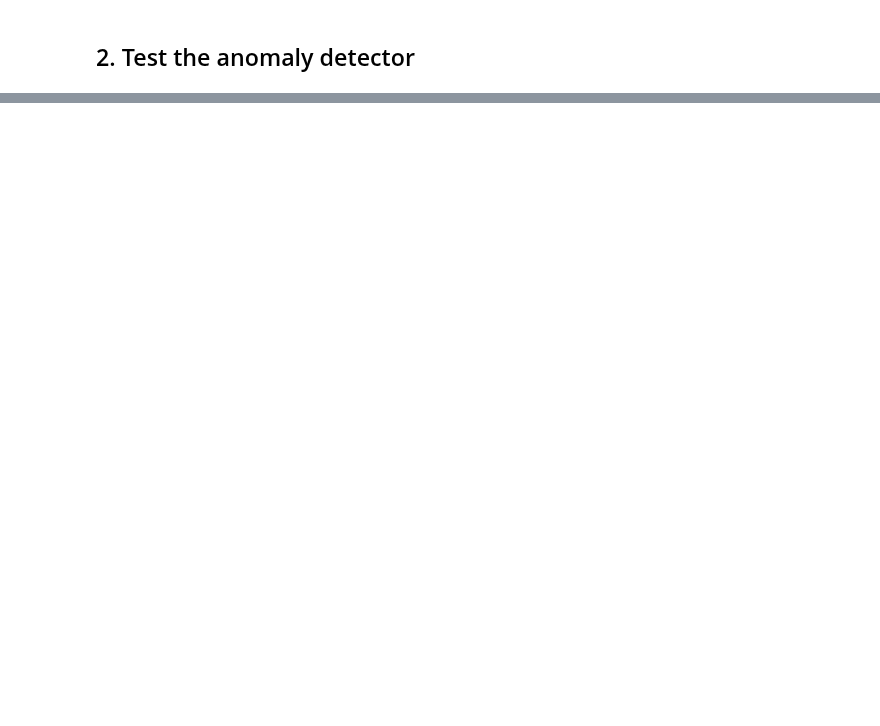
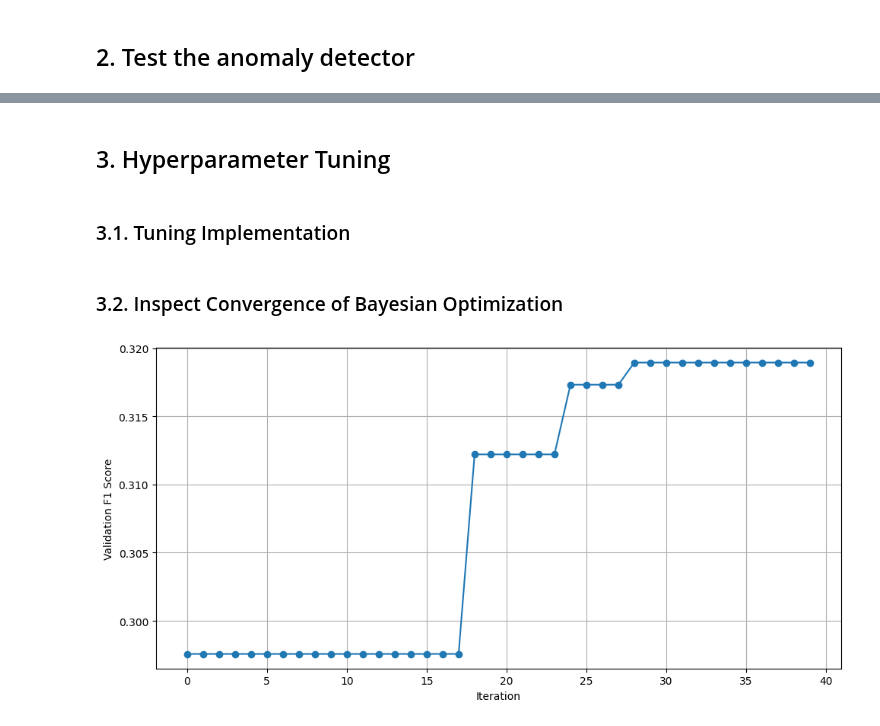
Before and after one commit to trinhkieuha/dp-shap-anomaly-detection, a Jupyter notebook: notebooks/04_DPSGD_Model.ipynb, the cells around one changed output, grey strips where cells are left out. Cells and saved outputs as stored; diff of their text form; code cells hidden in the pictures; blank space fills up the shorter version.

Commit message:
Fix DP-SGD and implement hyperparameter tuning

```diff
--- a/notebooks/04_DPSGD_Model.ipynb
+++ b/notebooks/04_DPSGD_Model.ipynb
@@ -81,0 +108,4 @@ print(metrics)
+# %% [markdown]
+## 3. Hyperparameter Tuning
+# %% [markdown]
+### 3.1. Tuning Implementation
@@ -81,0 +128,20 @@ print(metrics)
+# %% [markdown]
+### 3.2. Inspect Convergence of Bayesian Optimization
+# %%
+metric = "f1_score"
+version = 202504152141
+results_df = pd.read_csv(f"../experiments/hyperparam_tune/dpsgd/bayes_{metric}_{version}.csv")
+# %%
+# Compute cumulative best AUC (i.e., convergence plot)
+results_df["best_so_far"] = results_df[metric].cummax()
+
+# Plot convergence
+plt.figure(figsize=(10, 5))
+plt.plot(results_df.index, results_df["best_so_far"], marker='o')
+plt.xlabel("Iteration")
+plt.ylabel("Validation {}".format(metric.title().replace("_", " ")))
+plt.grid(True)
+plt.tight_layout()
+plt.show()
+# %% [output]
+[figure, added]
```
Also changed, not shown: parts of 9 cells of this notebook, 47 other files.
